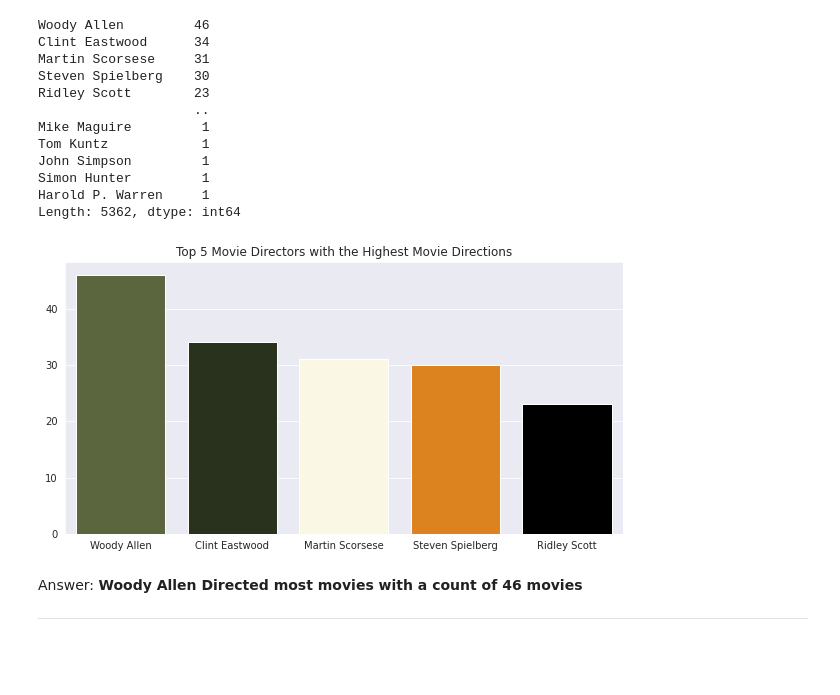
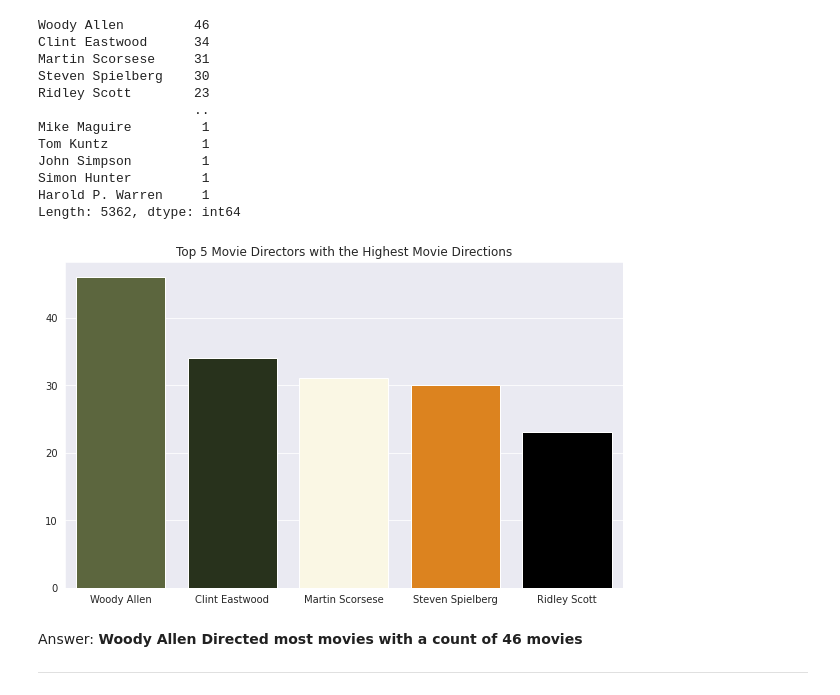
Before and after one commit to FMurunga/IDMb-Movies-Data-Investigation-Project, a Jupyter notebook: TDMb_Dataset_Analysis_Project.ipynb, the cells around one changed output. Drawn from its saved outputs; the diff is of its cells as text; code cells hidden in the pictures; blank space fills up the shorter version.

```diff
--- a/TDMb_Dataset_Analysis_Project.ipynb
+++ b/TDMb_Dataset_Analysis_Project.ipynb
@@ -450,20 +455,23 @@ Harold P. Warren     1
 Length: 5362, dtype: int64
 # %%
 # Graph Representation of the top 5 movie directors
-
+# x-axix plot
 x_values = ["Woody Allen","Clint Eastwood","Martin Scorsese","Steven Spielberg","Ridley Scott"]
 x_axis = dir_count[:5]
 
+#y-axis plot
 y=x_axis.values
 
+#bar color pallette
 colors=("#606c38","#283618","#fefae0","#fb8500","#000000")
 
+#bar plot
 sns.set_style("darkgrid")
-plt.figure(figsize=(10,5))
+plt.figure(figsize=(10,6))
 sns.barplot(x=x_values, y=y,palette= colors).set(title='Top 5 Movie Directors with the Highest Movie Directions')
 plt.show()
 # %% [output]
-[figure, old version]
+[figure, new version]
 # %% [markdown]
 Answer: <b>Woody Allen Directed most movies with a count of 46 movies</b>
 
```
Also changed, not shown: parts of 17 cells of this notebook.
